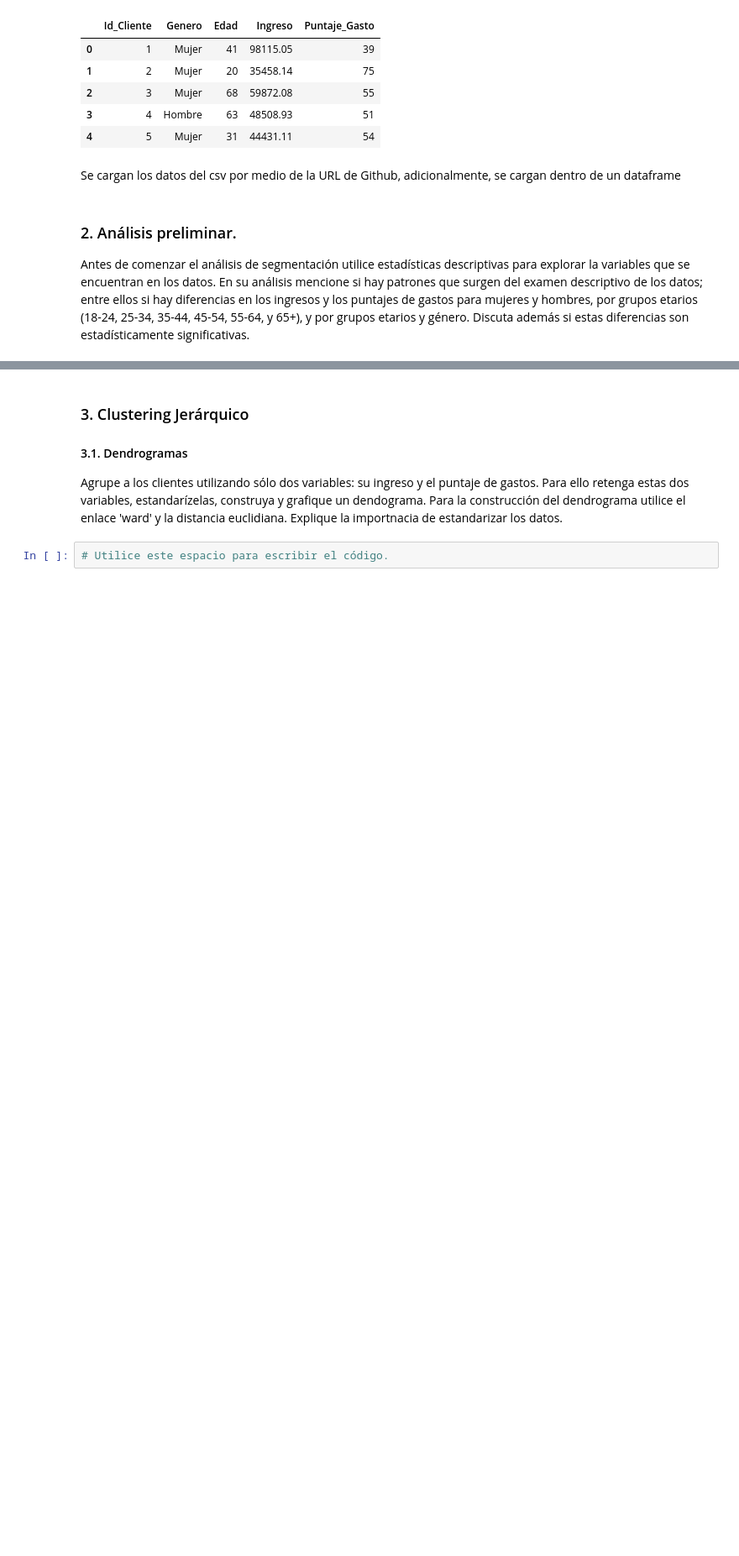
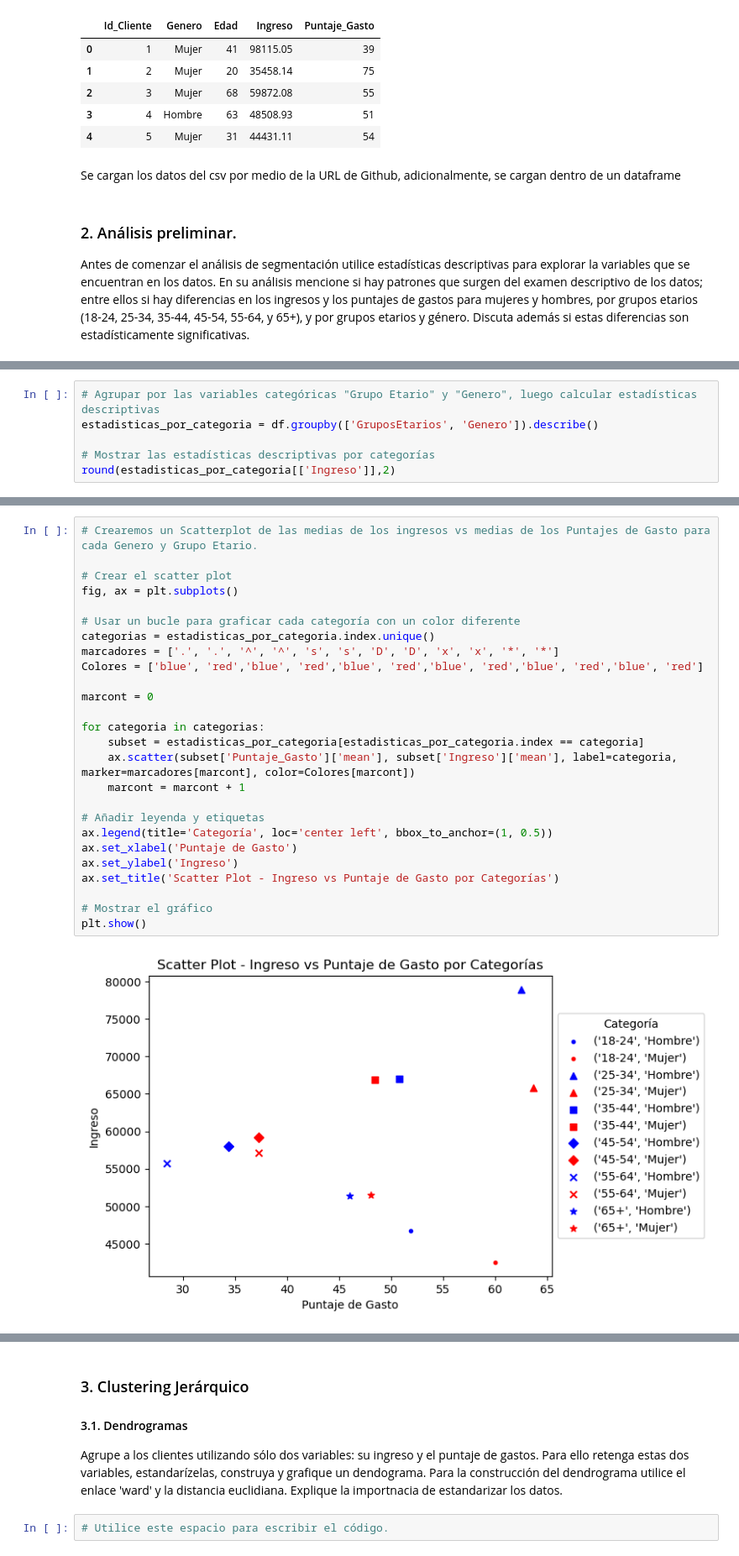
Before and after one commit to sebastian23escobar/Aprendizaje_no_supervisado, a Jupyter notebook: Taller2/S4_Taller_Jerarquico_DBSCAN.ipynb, the cells around one changed output, grey strips where cells are left out. Shown at 84% size. Saved outputs shown, nothing was run; the diff lists cells and outputs as text; blank space fills up the shorter version.

```diff
--- a/Taller2/S4_Taller_Jerarquico_DBSCAN.ipynb
+++ b/Taller2/S4_Taller_Jerarquico_DBSCAN.ipynb
@@ -138,0 +137,6 @@ round(estadisticas_por_categoria[['Ingreso', 'Puntaje_Gasto']],2)
+# %%
+# Agrupar por las variables categóricas "Grupo Etario" y "Genero", luego calcular estadísticas descriptivas
+estadisticas_por_categoria = df.groupby(['GruposEtarios', 'Genero']).describe()
+
+# Mostrar las estadísticas descriptivas por categorías
+round(estadisticas_por_categoria[['Ingreso']],2)
@@ -139 +178,29 @@ round(estadisticas_por_categoria[['Ingreso', 'Puntaje_Gasto']],2)
+# %%
+# Crearemos un Scatterplot de las medias de los ingresos vs medias de los Puntajes de Gasto para cada Genero y Grupo Etario.
+
+# Crear el scatter plot
+fig, ax = plt.subplots()
+
+# Usar un bucle para graficar cada categoría con un color diferente
+categorias = estadisticas_por_categoria.index.unique()
+marcadores = ['.', '.', '^', '^', 's', 's', 'D', 'D', 'x', 'x', '*', '*']
+Colores = ['blue', 'red','blue', 'red','blue', 'red','blue', 'red','blue', 'red','blue', 'red']
+
+marcont = 0
+
+for categoria in categorias:
+    subset = estadisticas_por_categoria[estadisticas_por_categoria.index == categoria]
+    ax.scatter(subset['Puntaje_Gasto']['mean'], subset['Ingreso']['mean'], label=categoria, marker=marcadores[marcont], color=Colores[marcont])
+    marcont = marcont + 1
+
+# Añadir leyenda y etiquetas
+ax.legend(title='Categoría', loc='center left', bbox_to_anchor=(1, 0.5))
+ax.set_xlabel('Puntaje de Gasto')
+ax.set_ylabel('Ingreso')
+ax.set_title('Scatter Plot - Ingreso vs Puntaje de Gasto por Categorías')
+
+# Mostrar el gráfico
+plt.show()
+# %% [output]
+[figure, added]
 # %% [markdown]
```
Also changed, not shown: parts of 21 cells of this notebook.
